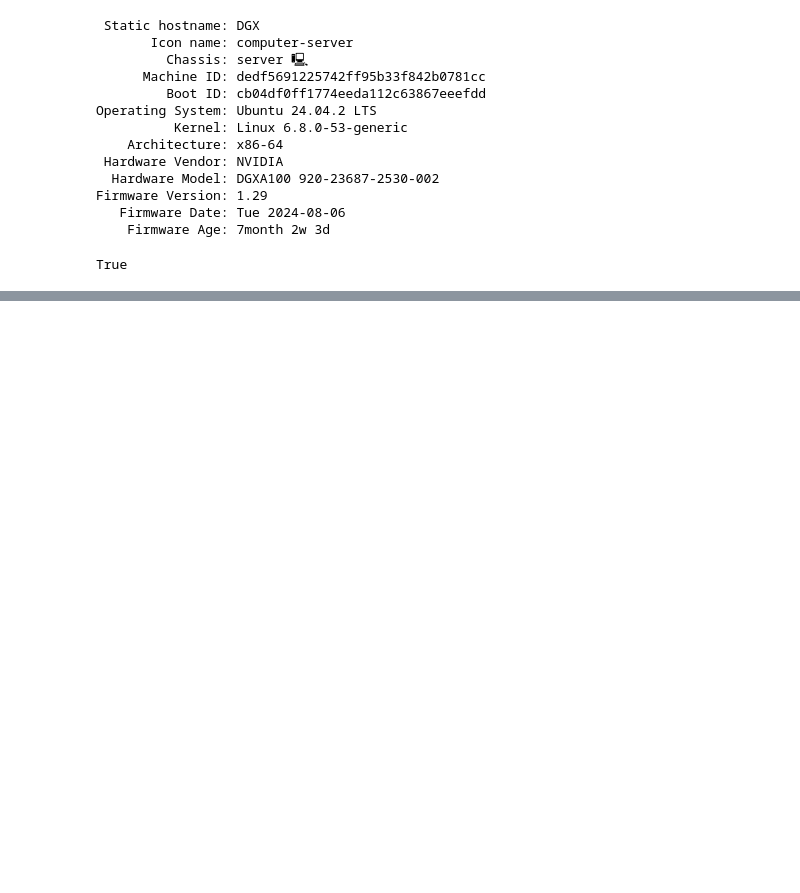
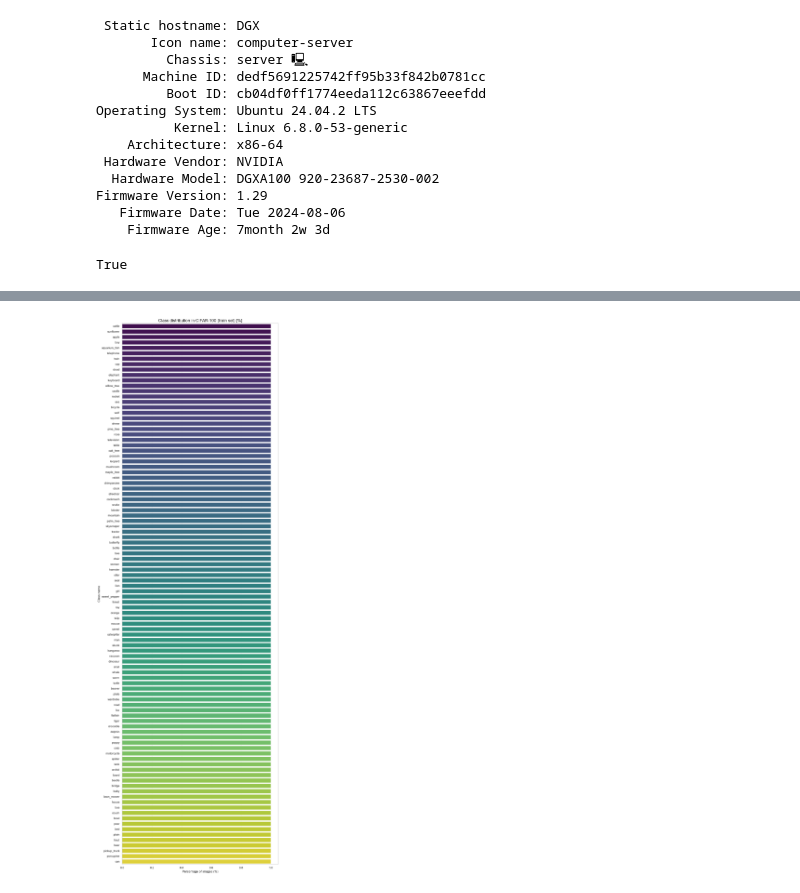
Before and after one commit to ilyarekun/NN_DeiT_25, a Jupyter notebook: notebooks/data_preprocessing.ipynb, the cells around one changed output, grey strips where cells are left out. Drawn from its saved outputs; the diff is of its cells as text; code cells hidden in the pictures; blank space fills up the shorter version.

```diff
--- a/notebooks/data_preprocessing.ipynb
+++ b/notebooks/data_preprocessing.ipynb
@@ -34,0 +192,17 @@ Path to dataset files: /home/ir739wb/.cache/kagglehub/datasets/fedesoriano/cifar
+# %%
+#  Calculate class distribution in percentages
+label_counts = df['label'].value_counts().sort_values(ascending=False)
+label_percentages = (label_counts / label_counts.sum()) * 100
+
+#  Plot horizontal bar chart
+plt.figure(figsize=(10, 30))  # Высота под 100 классов
+sns.barplot(x=label_percentages.values, y=label_percentages.index, palette='viridis')
+
+plt.xlabel("Percentage of images (%)")
+plt.ylabel("Class name")
+plt.title("Class distribution in CIFAR-100 (train set) [%]", fontsize=16)
+plt.grid(axis='x', linestyle='--', alpha=0.6)
+plt.tight_layout()
+plt.show()
+# %% [output]
+[figure, added]
```
Also changed, not shown: parts of 7 cells of this notebook.
